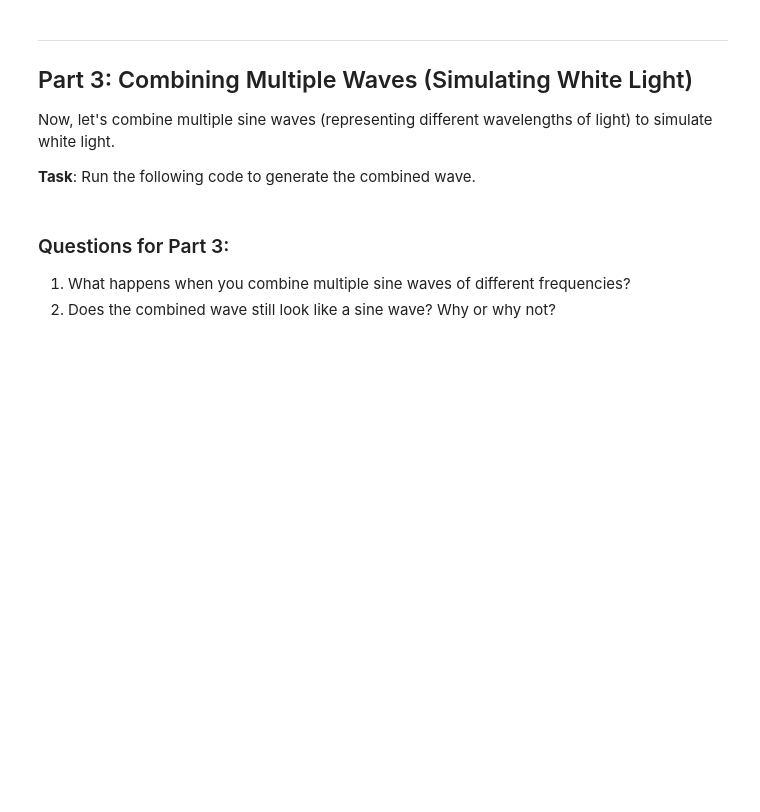
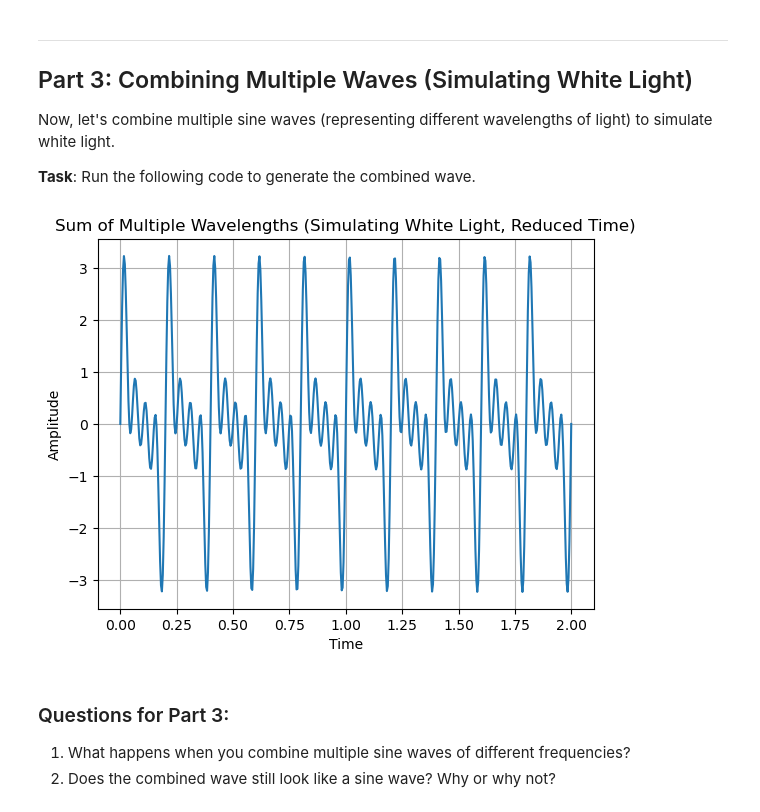
Before and after one commit to acgaribay/Meteo203-2526-Garibay, a Jupyter notebook: exercise_02/exercise_02_simulatinglight.ipynb, the cells around one changed output. Saved outputs shown, nothing was run; the diff lists cells and outputs as text; code cells hidden in the pictures; blank space fills up the shorter version.

```diff
--- a/exercise_02/exercise_02_simulatinglight.ipynb
+++ b/exercise_02/exercise_02_simulatinglight.ipynb
@@ -86,24 +87,26 @@ Now, let's combine multiple sine waves (representing different wavelengths of li
 **Task**: Run the following code to generate the combined wave.
 # %%
 # Define multiple frequencies
-freqs = [freq1, freq1] # Arbitrary frequencies representing different colors
+freqs = [5, 10, 15, 20] # Arbitrary frequencies representing different colors
 
 time_start = 0
-time_end = .01
+time_end = 2.0
 t = np.linspace(time_start, time_end, 500)  # Time array (0 to 2pi)
 
 # Generate the sum of waves
 combined_wave = np.zeros_like(t)
 for f in freqs:
     combined_wave += A * np.sin(2 * np.pi * f * t)
 
 # Plot the combined wave
 plt.plot(t, combined_wave)
 plt.title("Sum of Multiple Wavelengths (Simulating White Light, Reduced Time)")
 plt.xlabel("Time")
 plt.ylabel("Amplitude")
 plt.grid(True)
 plt.show()
+# %% [output]
+[figure, added]
 # %% [markdown]
 ### Questions for Part 3:
 
```
Also changed, not shown: parts of 11 cells of this notebook, 1 other file.
